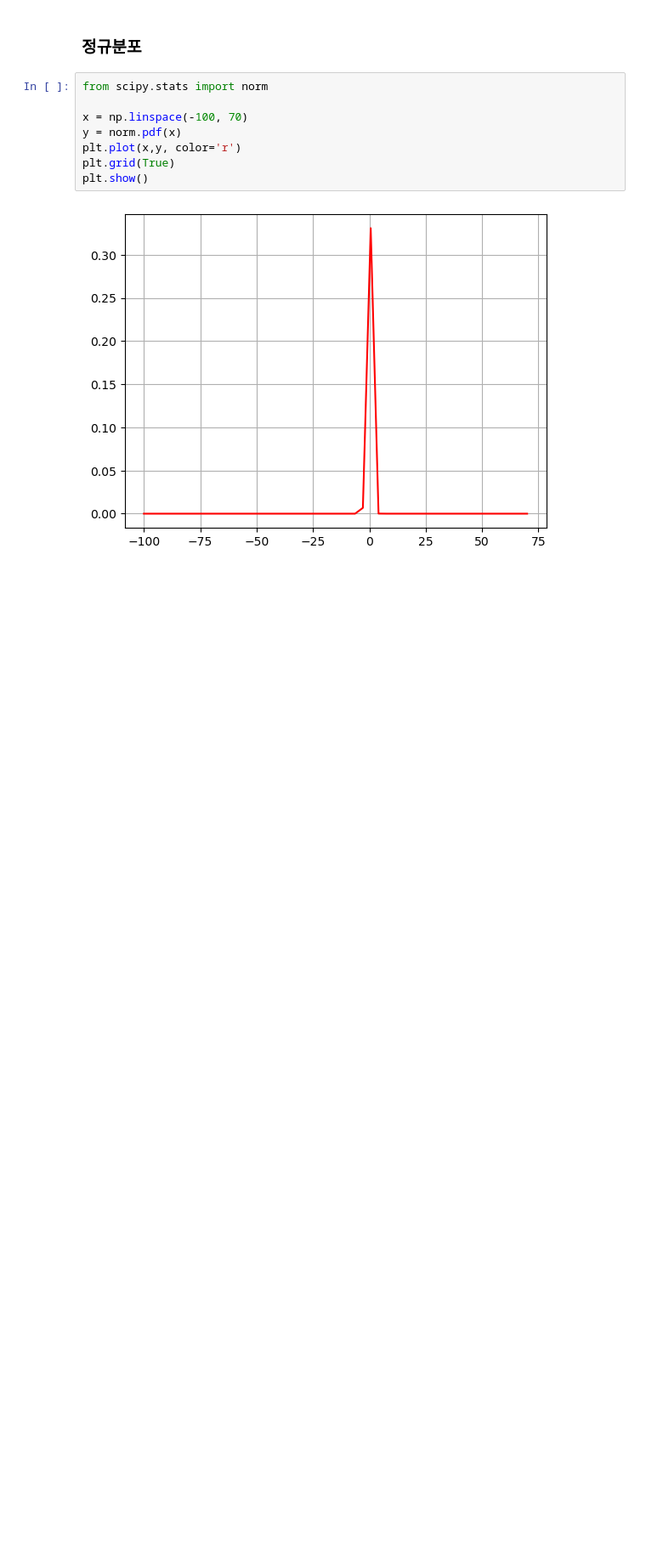
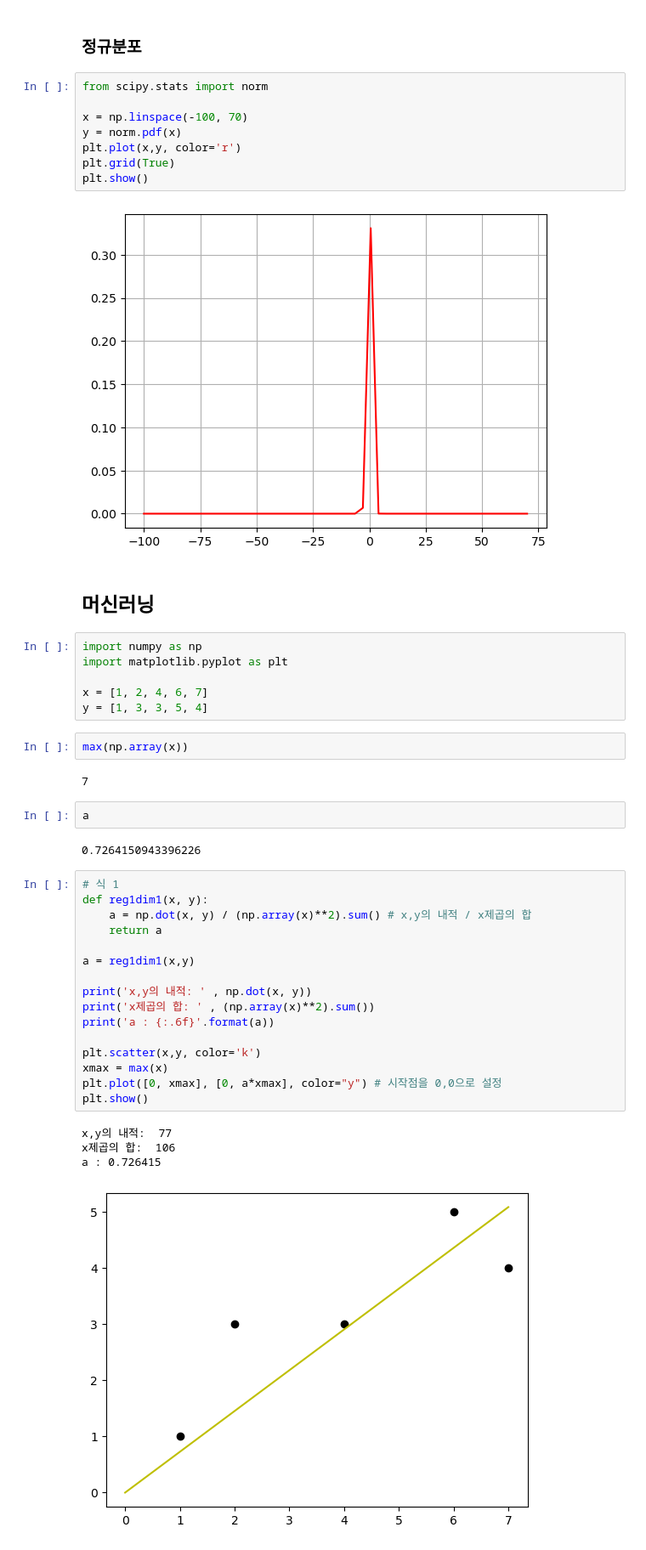
Before and after one commit to Ukbang/ML_filp, a Jupyter notebook: 20230830_flip.ipynb, the cells around one changed output. Shown at 85% size. Cells and saved outputs as stored; diff of their text form; blank space fills up the shorter version.

```diff
--- a/20230830_flip.ipynb
+++ b/20230830_flip.ipynb
@@ -91,3 +91,40 @@ plt.grid(True)
 plt.show()
 # %% [output]
 [figure]
+# %% [markdown]
+## 머신러닝
+# %%
+import numpy as np
+import matplotlib.pyplot as plt
+
+x = [1, 2, 4, 6, 7]
+y = [1, 3, 3, 5, 4]
+# %%
+max(np.array(x))
+# %% [output]
+7
+# %%
+a
+# %% [output]
+0.7264150943396226
+# %%
+# 식 1
+def reg1dim1(x, y):
+    a = np.dot(x, y) / (np.array(x)**2).sum() # x,y의 내적 / x제곱의 합
+    return a
+
+a = reg1dim1(x,y)
+
+print('x,y의 내적: ' , np.dot(x, y))
+print('x제곱의 합: ' , (np.array(x)**2).sum())
+print('a : {:.6f}'.format(a))
+
+plt.scatter(x,y, color='k')
+xmax = max(x)
+plt.plot([0, xmax], [0, a*xmax], color="y") # 시작점을 0,0으로 설정
+plt.show()
+# %% [output]
+x,y의 내적:  77
+x제곱의 합:  106
+a : 0.726415
+[figure, added]
```
Also changed, not shown: parts of 3 cells of this notebook.
